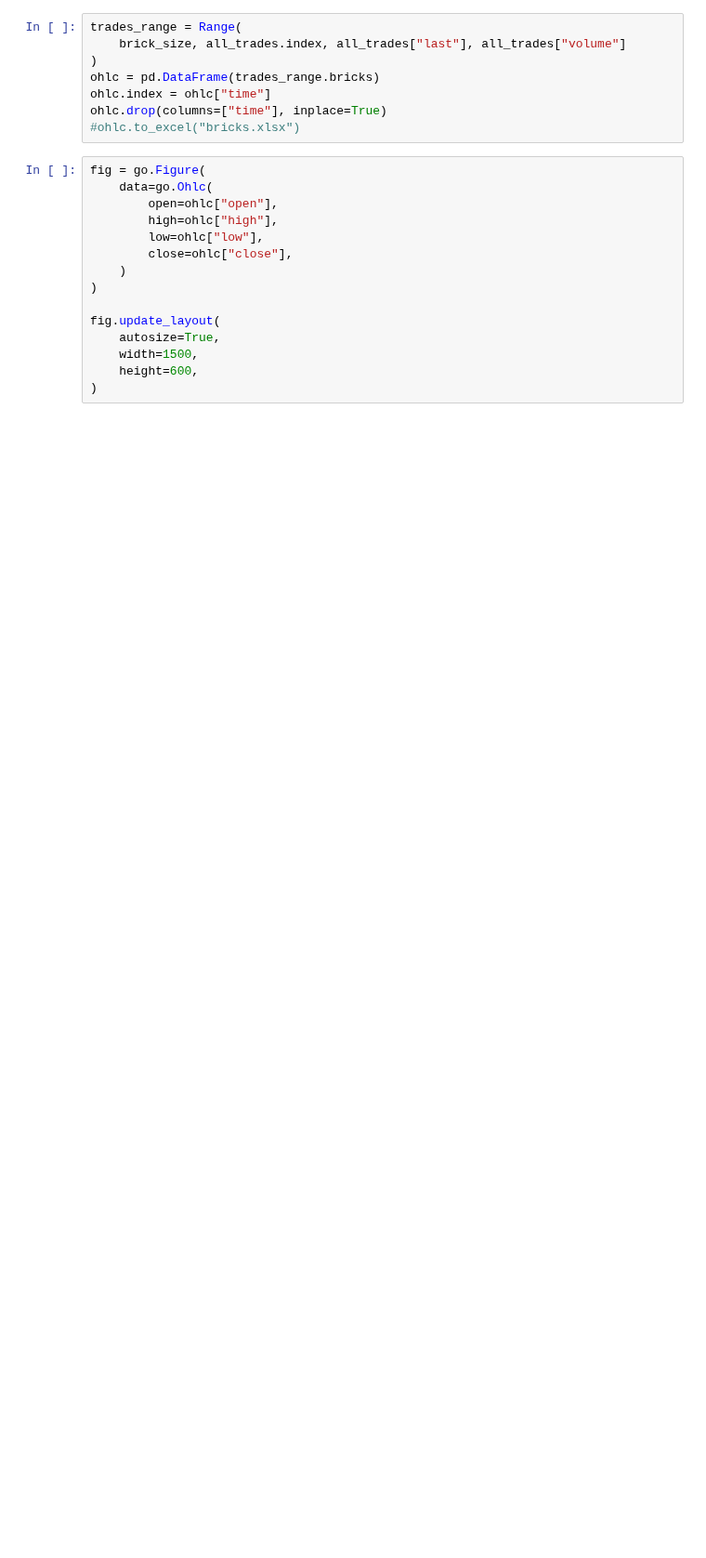
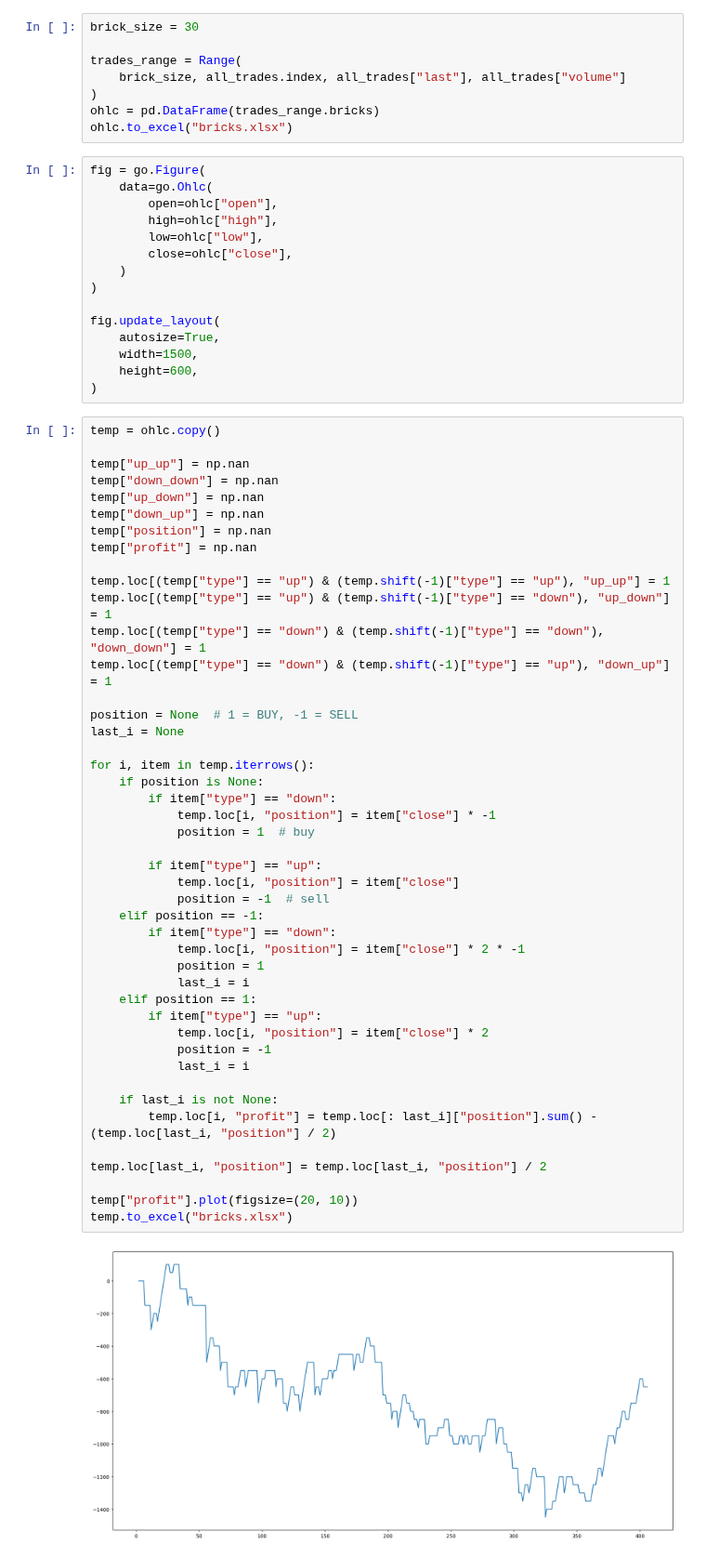
Before and after one commit to agabopinho/phoenix-project, a Jupyter notebook: grpc_server/notebooks/delta_strategy_03.1.ipynb, the cells around one changed output. Shown at 93% size. Drawn from its saved outputs; the diff is of its cells as text; blank space fills up the shorter version.

```diff
--- a/grpc_server/notebooks/delta_strategy_03.1.ipynb
+++ b/grpc_server/notebooks/delta_strategy_03.1.ipynb
@@ -40,11 +54,11 @@ all_trades = MT5.create_ticks_dataframe(trades_list)
 # %%
+brick_size = 30
+
 trades_range = Range(
     brick_size, all_trades.index, all_trades["last"], all_trades["volume"]
 )
 ohlc = pd.DataFrame(trades_range.bricks)
-ohlc.index = ohlc["time"]
-ohlc.drop(columns=["time"], inplace=True)
-#ohlc.to_excel("bricks.xlsx")
+ohlc.to_excel("bricks.xlsx")
 # %%
 fig = go.Figure(
     data=go.Ohlc(
@@ -60,3 +74,50 @@ fig.update_layout(
     width=1500,
     height=600,
 )
+# %%
+temp = ohlc.copy()
+
+temp["up_up"] = np.nan
+temp["down_down"] = np.nan
+temp["up_down"] = np.nan
+temp["down_up"] = np.nan
+temp["position"] = np.nan
+temp["profit"] = np.nan
+
+temp.loc[(temp["type"] == "up") & (temp.shift(-1)["type"] == "up"), "up_up"] = 1
+temp.loc[(temp["type"] == "up") & (temp.shift(-1)["type"] == "down"), "up_down"] = 1
+temp.loc[(temp["type"] == "down") & (temp.shift(-1)["type"] == "down"), "down_down"] = 1
+temp.loc[(temp["type"] == "down") & (temp.shift(-1)["type"] == "up"), "down_up"] = 1
+
+position = None  # 1 = BUY, -1 = SELL
+last_i = None
+
+for i, item in temp.iterrows():
+    if position is None:
+        if item["type"] == "down":
+            temp.loc[i, "position"] = item["close"] * -1
+            position = 1  # buy
+
+        if item["type"] == "up":
+            temp.loc[i, "position"] = item["close"]
+            position = -1  # sell
+    elif position == -1:
+        if item["type"] == "down":
+            temp.loc[i, "position"] = item["close"] * 2 * -1
+            position = 1
+            last_i = i
+    elif position == 1:
+        if item["type"] == "up":
+            temp.loc[i, "position"] = item["close"] * 2
+            position = -1
+            last_i = i
+
+    if last_i is not None:
+        temp.loc[i, "profit"] = temp.loc[: last_i]["position"].sum() - (temp.loc[last_i, "position"] / 2)
+
+temp.loc[last_i, "position"] = temp.loc[last_i, "position"] / 2
+
+temp["profit"].plot(figsize=(20, 10))
+temp.to_excel("bricks.xlsx")
+# %% [output]
+[figure, added]
```
Also changed, not shown: parts of 1 cell of this notebook, 10 other files.
